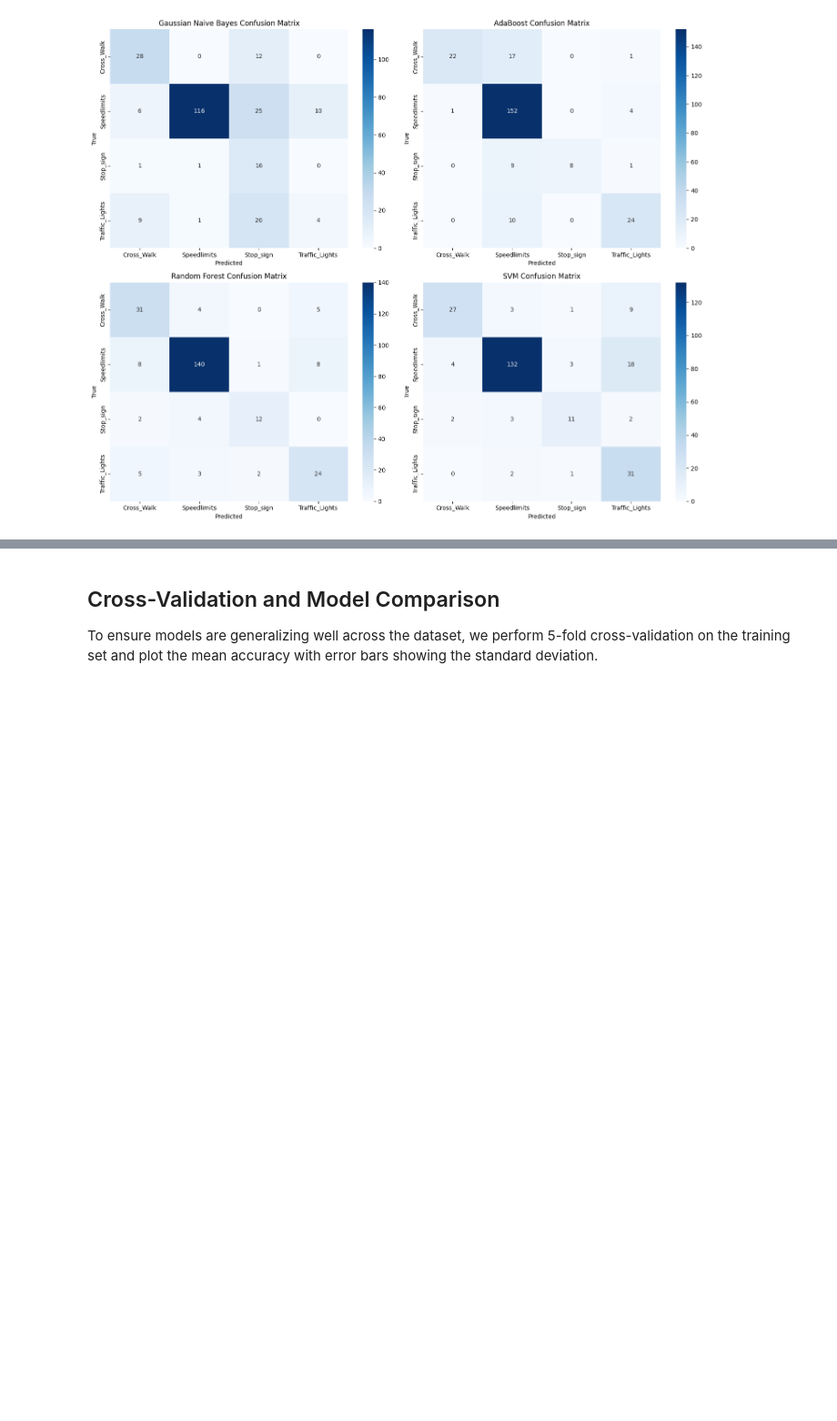
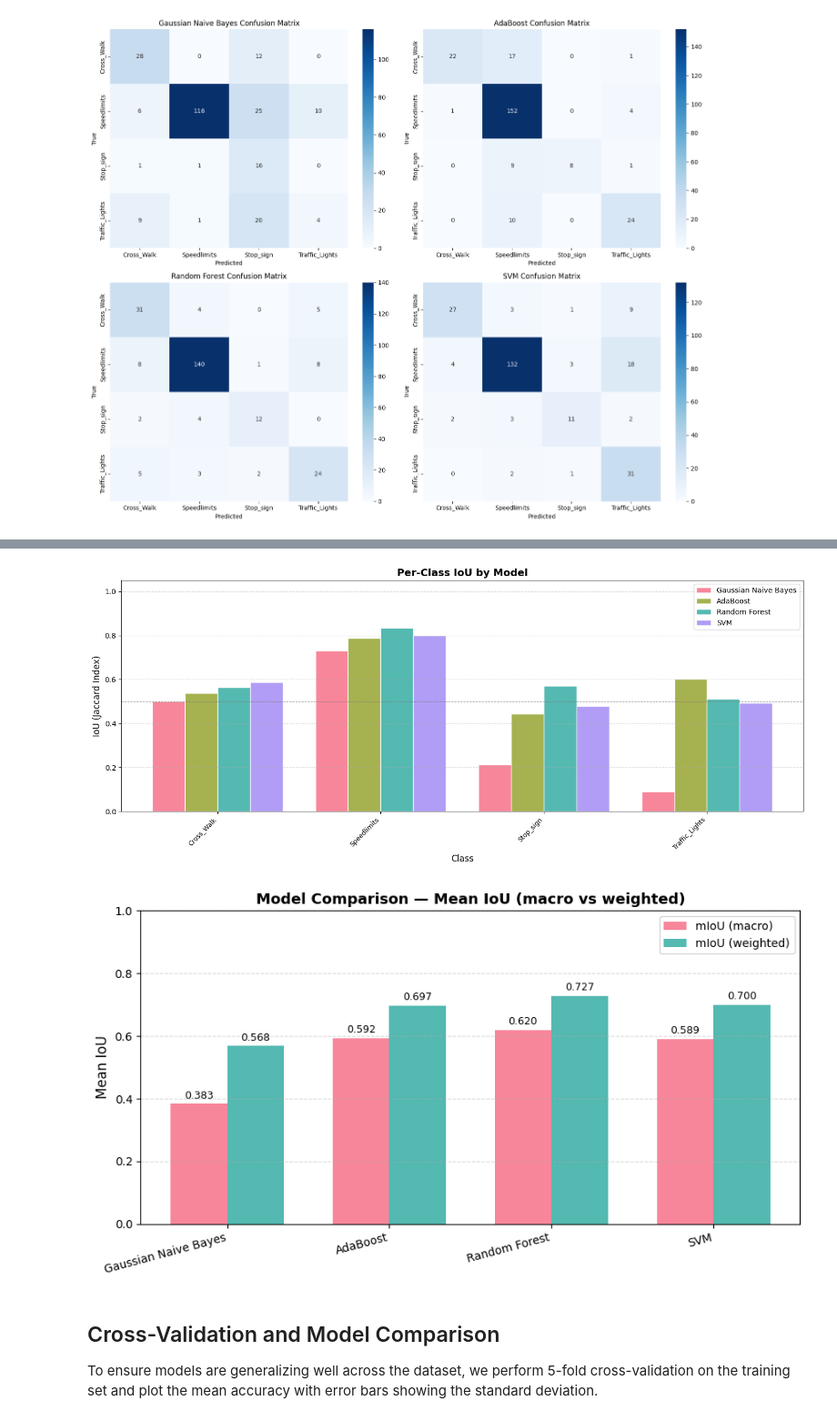
Before and after one commit to amrramadan21/Traffic-Sign-Detection, a Jupyter notebook: 08_sift_classification.ipynb, the cells around one changed output, grey strips where cells are left out. Shown at 91% size. Drawn from its saved outputs; the diff is of its cells as text; code cells hidden in the pictures; blank space fills up the shorter version.

```diff
--- a/08_sift_classification.ipynb
+++ b/08_sift_classification.ipynb
@@ -219,3 +280,60 @@ Traffic_Lights       0.29      0.12      0.17        34
+# %%
+# ── Per-class IoU bar chart ──────────────────────────────────────────────────
+model_list  = list(predictions.keys())
+n_models    = len(model_list)
+n_classes   = len(classes)
+x           = np.arange(n_classes)
+bar_width   = 0.8 / n_models
+palette     = sns.color_palette('husl', n_models)
+
+fig, ax = plt.subplots(figsize=(max(14, n_classes * 1.4), 6))
+
+for i, name in enumerate(model_list):
+    vals = iou_df[iou_df['Model'] == name].set_index('Class').loc[classes, 'IoU'].values
+    offset = (i - n_models / 2 + 0.5) * bar_width
+    bars = ax.bar(x + offset, vals, bar_width, label=name,
+                  color=palette[i], alpha=0.85, edgecolor='white')
+
+ax.set_xticks(x)
+ax.set_xticklabels(classes, rotation=45, ha='right', fontsize=9)
+ax.set_ylabel('IoU (Jaccard Index)', fontsize=12)
+ax.set_xlabel('Class', fontsize=12)
+ax.set_title('Per-Class IoU by Model', fontsize=14, fontweight='bold')
+ax.set_ylim(0, 1.05)
+ax.axhline(y=0.5, color='grey', linestyle='--', linewidth=0.8, alpha=0.7)
+ax.legend(loc='upper right', fontsize=10)
+ax.grid(axis='y', linestyle='--', alpha=0.5)
+
+plt.tight_layout()
+plt.show()
+
+# ── mIoU comparison bar chart ────────────────────────────────────────────────
+miou_macro    = [jaccard_score(y_test, predictions[m], average='macro',    labels=classes) for m in model_list]
+miou_weighted = [jaccard_score(y_test, predictions[m], average='weighted', labels=classes) for m in model_list]
+
+fig2, ax2 = plt.subplots(figsize=(9, 5))
+x2 = np.arange(n_models)
+w  = 0.35
+b1 = ax2.bar(x2 - w/2, miou_macro,    w, label='mIoU (macro)',    color=palette[0], alpha=0.85)
+b2 = ax2.bar(x2 + w/2, miou_weighted, w, label='mIoU (weighted)', color=palette[2], alpha=0.85)
+
+for bar in list(b1) + list(b2):
+    ax2.text(bar.get_x() + bar.get_width()/2, bar.get_height() + 0.01,
+             f'{bar.get_height():.3f}', ha='center', va='bottom', fontsize=9)
+
+ax2.set_xticks(x2)
+ax2.set_xticklabels(model_list, rotation=15, ha='right', fontsize=10)
+ax2.set_ylabel('Mean IoU', fontsize=12)
+ax2.set_title('Model Comparison — Mean IoU (macro vs weighted)', fontsize=13, fontweight='bold')
+ax2.set_ylim(0, 1.0)
+ax2.legend(fontsize=10)
+ax2.grid(axis='y', linestyle='--', alpha=0.5)
+
+plt.tight_layout()
+plt.show()
+# %% [output]
+[figure, added]
+[figure, added]
 # %% [markdown]
 ## Cross-Validation and Model Comparison
 
```
Also changed, not shown: parts of 3 cells of this notebook.
